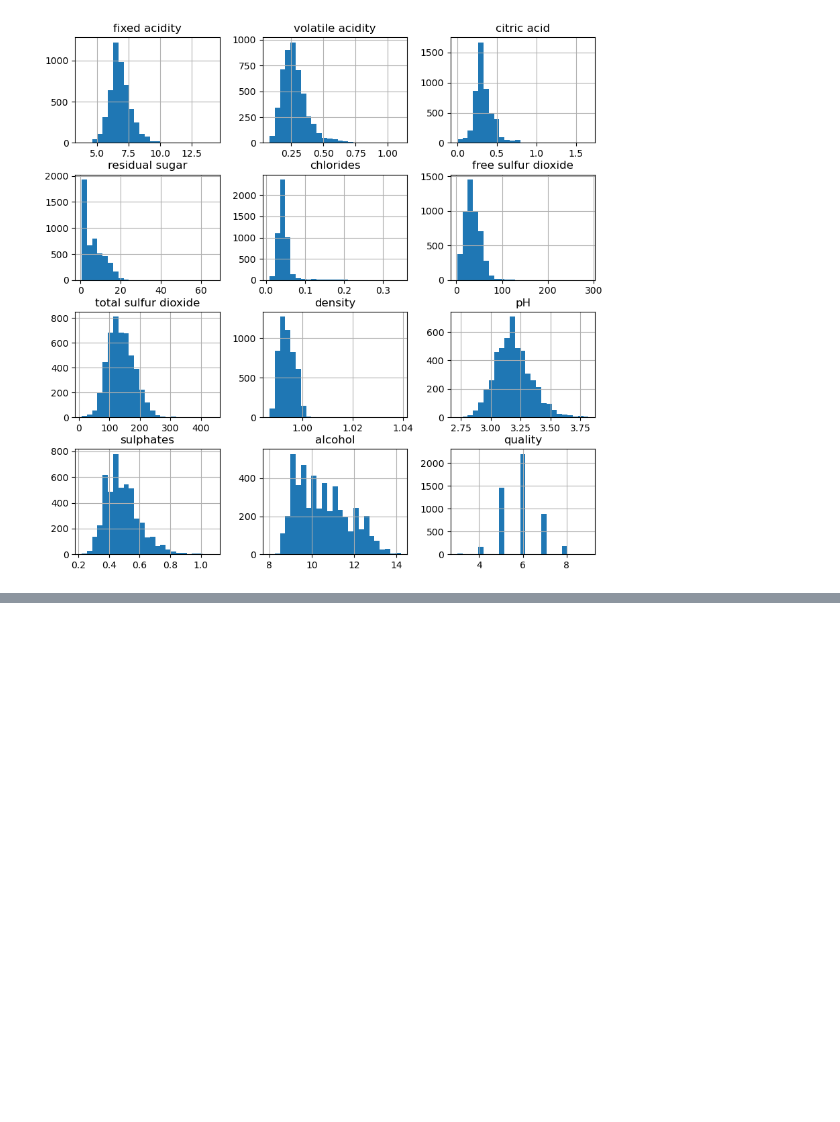
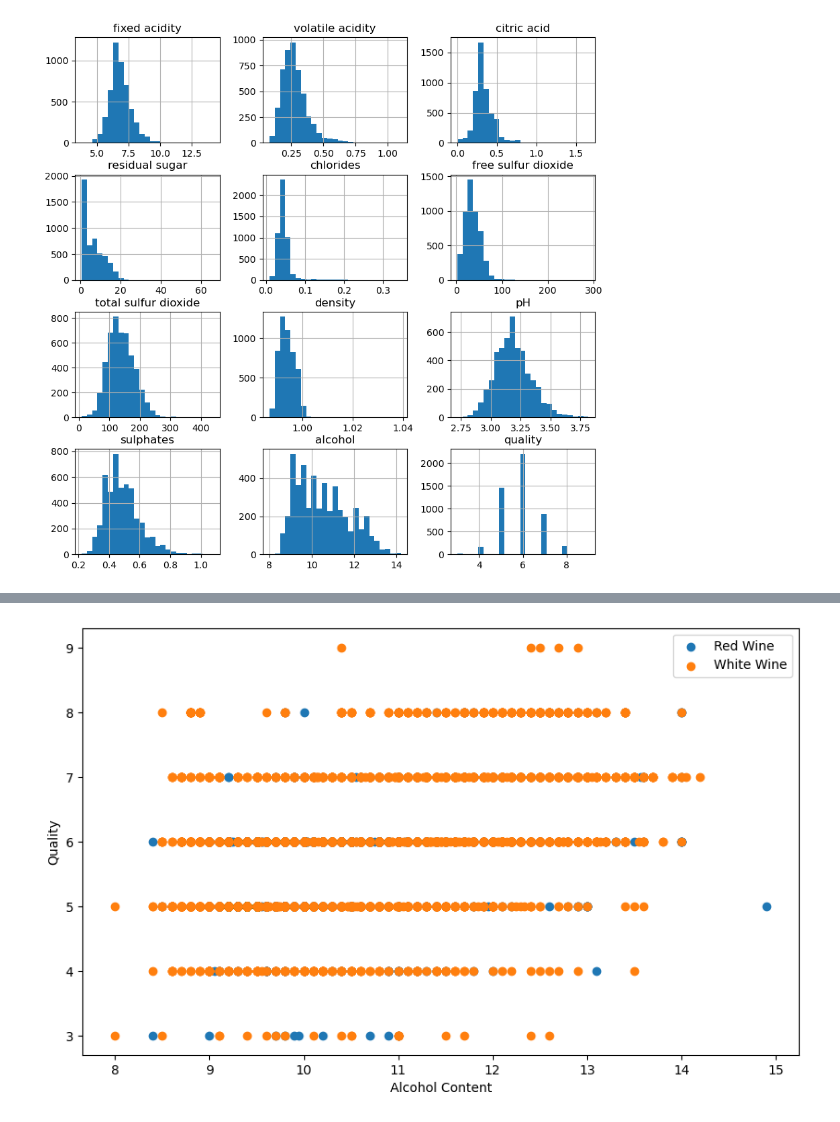
Before and after one commit to Sudha25a/Projects-2, a Jupyter notebook: wine_project.ipynb, the cells around one changed output, grey strips where cells are left out. Drawn from its saved outputs; the diff is of its cells as text; code cells hidden in the pictures; blank space fills up the shorter version.

```diff
--- a/wine_project.ipynb
+++ b/wine_project.ipynb
@@ -299,22 +309,22 @@ plt.show()
 [figure]
 # %%
 # we are creating a new column called "quality_label", we define a range and associate that range with a label
-Redwine['quality_label'] = Redwine['quality'].apply(lambda value: 'low'
-if value <= 5 else 'medium'
-if value <= 7 else 'high')
+# Redwine['quality_label'] = Redwine['quality'].apply(lambda value: 'low'
+# if value <= 5 else 'medium'
+# if value <= 7 else 'high')
 
-# here we are transforming these labels into a categorical data type (specific to pandas) instead of a simple string
-Redwine['quality_label'] = pd.Categorical(Redwine['quality_label'],
-categories=['low', 'medium', 'high'])
+# # here we are transforming these labels into a categorical data type (specific to pandas) instead of a simple string
+# Redwine['quality_label'] = pd.Categorical(Redwine['quality_label'],
+# categories=['low', 'medium', 'high'])
 # %%
-# we are creating a new column called "quality_label", we define a range and associate that range with a label
-Whitewine['quality_label'] = Whitewine['quality'].apply(lambda value: 'low'
-if value <= 5 else 'medium'
-if value <= 7 else 'high')
+# # we are creating a new column called "quality_label", we define a range and associate that range with a label
+# Whitewine['quality_label'] = Whitewine['quality'].apply(lambda value: 'low'
+# if value <= 5 else 'medium'
+# if value <= 7 else 'high')
 
-# here we are transforming these labels into a categorical data type (specific to pandas) instead of a simple string
-Whitewine['quality_label'] = pd.Categorical(Whitewine['quality_label'],
-categories=['low', 'medium', 'high'])
+# # here we are transforming these labels into a categorical data type (specific to pandas) instead of a simple string
+# Whitewine['quality_label'] = pd.Categorical(Whitewine['quality_label'],
+# categories=['low', 'medium', 'high'])
 # %%
 
 df_concat = pd.concat([Redwine, Whitewine])
@@ -343,0 +347,11 @@ Name: count, Length: 3961, dtype: int64
+# %%
+# Create a scatter plot of alcohol content vs. quality
+plt.figure(figsize=(10,6))
+plt.scatter(Redwine['alcohol'], Redwine['quality'], label='Red Wine')
+plt.scatter(Whitewine['alcohol'], Whitewine['quality'], label='White Wine')
+plt.xlabel('Alcohol Content')
+plt.ylabel('Quality')
+plt.legend()
+plt.show()
+# %% [output]
+[figure, added]
```
Also changed, not shown: parts of 9 cells of this notebook, 1 other file.
